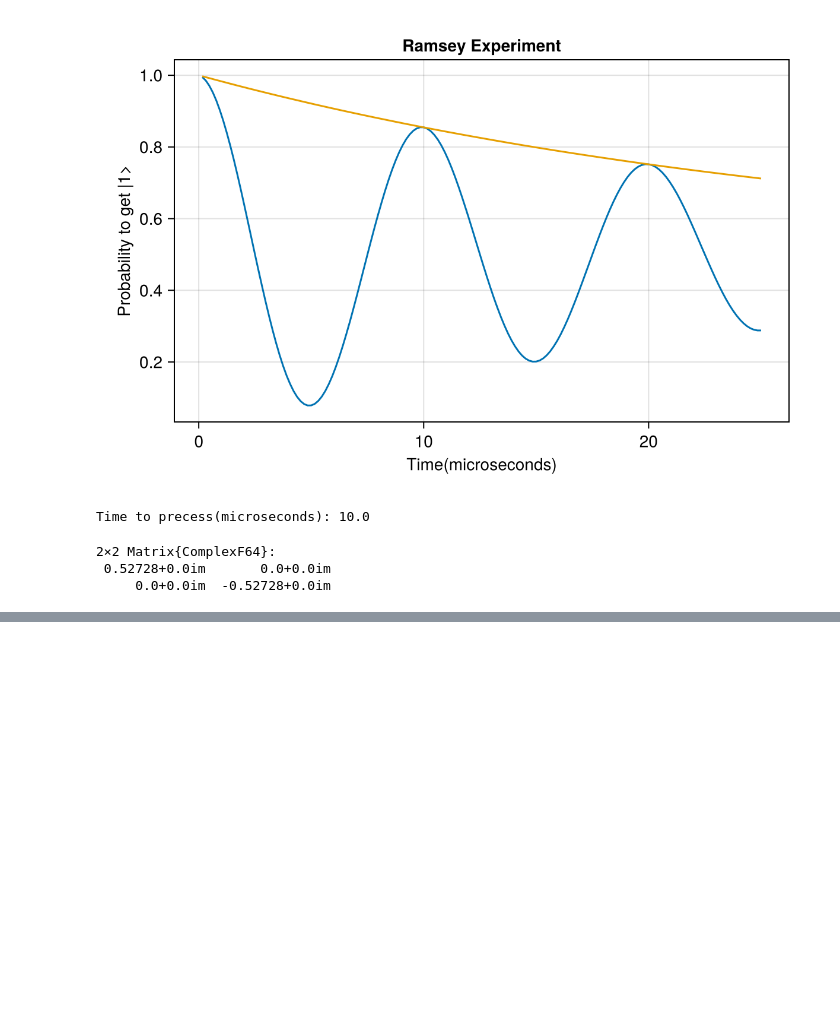
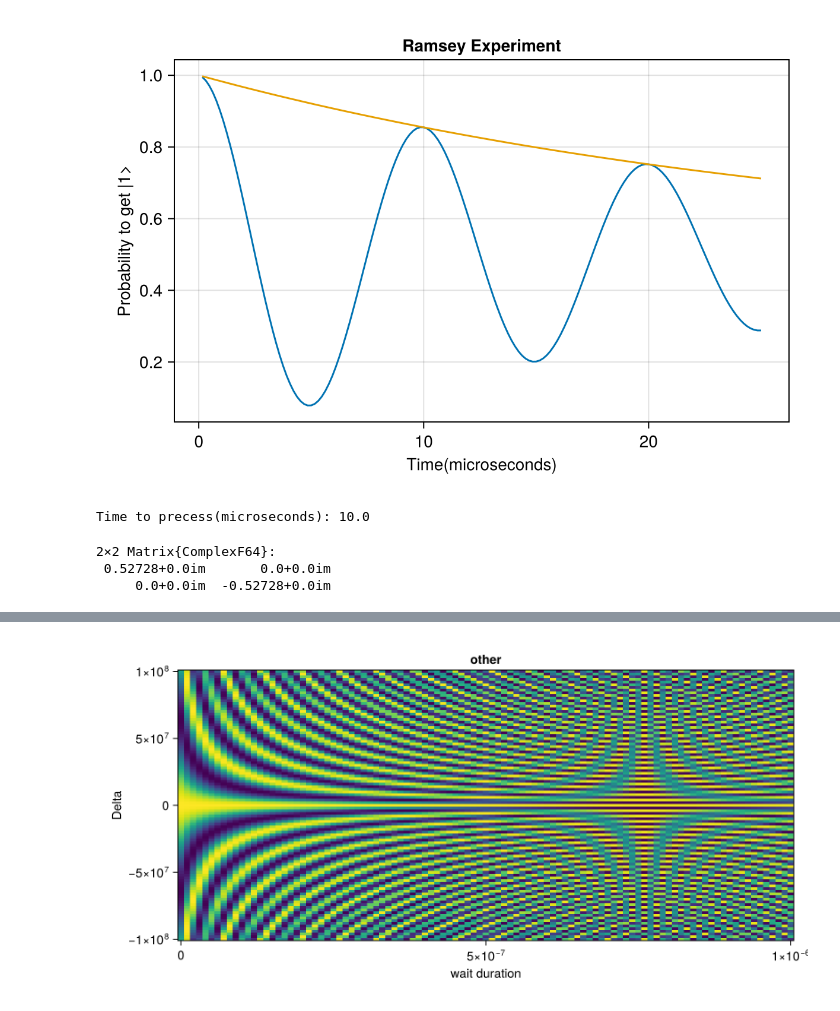
Before and after one commit to Ianborden/Quantum-APL, a Jupyter notebook: Week 8/Ramsey_week8.ipynb, the cells around one changed output, grey strips where cells are left out. Drawn from its saved outputs; the diff is of its cells as text; code cells hidden in the pictures; blank space fills up the shorter version.

```diff
--- a/Week 8/Ramsey_week8.ipynb
+++ b/Week 8/Ramsey_week8.ipynb
@@ -159,0 +255,7 @@ H = ħ/2 * Δ * σz
+# %%
+fig = Figure(size = (800, 400))
+ax = Axis(fig[1, 1], title = "other", xlabel = "wait duration", ylabel = "Delta")
+heatmap!(ax, Ts, Δs, probs')
+fig
+# %% [output]
+[figure, added]
```
Also changed, not shown: parts of 9 cells of this notebook, 2 other files.
